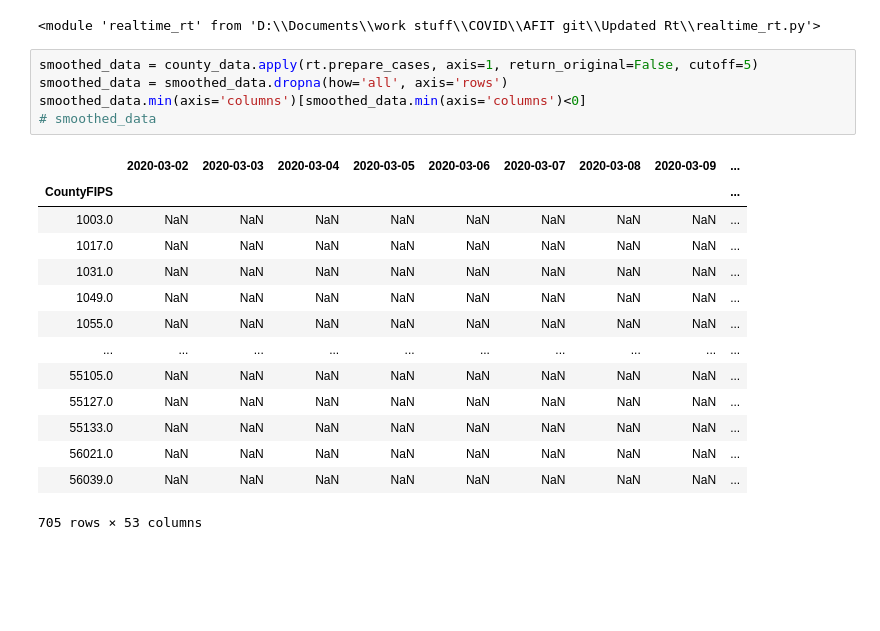
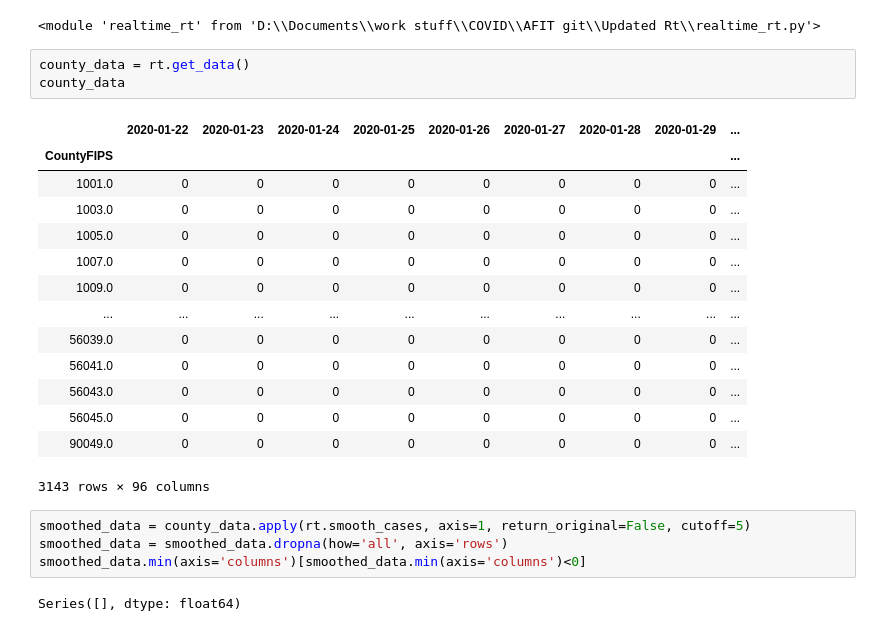
Before and after one commit to SlicedBadge/covid-19, a Jupyter notebook: Scratch Work.ipynb, the cells around one changed output. Saved outputs shown, nothing was run; the diff lists cells and outputs as text; blank space fills up the shorter version.

Commit message:
Added better documentation to get_posteriors, moved data extraction to py file

```diff
--- a/Scratch Work.ipynb
+++ b/Scratch Work.ipynb
@@ -67,23 +27,27 @@ import realtime_rt as rt
 reload(rt)
 # %% [output]
 <module 'realtime_rt' from 'D:\\Documents\\work stuff\\COVID\\AFIT git\\Updated Rt\\realtime_rt.py'>
+# %%
+county_data = rt.get_data()
+county_data
+# %% [output]
+|  | 2020-01-22 | 2020-01-23 | 2020-01-24 | 2020-01-25 | 2020-01-26 | 2020-01-27 | 2020-01-28 | 2020-01-29 | ... |
+| CountyFIPS |  |  |  |  |  |  |  |  | ... |
+| 1001.0 | 0 | 0 | 0 | 0 | 0 | 0 | 0 | 0 | ... |
+| 1003.0 | 0 | 0 | 0 | 0 | 0 | 0 | 0 | 0 | ... |
+| 1005.0 | 0 | 0 | 0 | 0 | 0 | 0 | 0 | 0 | ... |
+| 1007.0 | 0 | 0 | 0 | 0 | 0 | 0 | 0 | 0 | ... |
+| 1009.0 | 0 | 0 | 0 | 0 | 0 | 0 | 0 | 0 | ... |
+| ... | ... | ... | ... | ... | ... | ... | ... | ... | ... |
+| 56039.0 | 0 | 0 | 0 | 0 | 0 | 0 | 0 | 0 | ... |
+| 56041.0 | 0 | 0 | 0 | 0 | 0 | 0 | 0 | 0 | ... |
+| 56043.0 | 0 | 0 | 0 | 0 | 0 | 0 | 0 | 0 | ... |
+| 56045.0 | 0 | 0 | 0 | 0 | 0 | 0 | 0 | 0 | ... |
+| 90049.0 | 0 | 0 | 0 | 0 | 0 | 0 | 0 | 0 | ... |
+3143 rows × 96 columns
 # %%
-smoothed_data = county_data.apply(rt.prepare_cases, axis=1, return_original=False, cutoff=5)
+smoothed_data = county_data.apply(rt.smooth_cases, axis=1, return_original=False, cutoff=5)
 smoothed_data = smoothed_data.dropna(how='all', axis='rows')
 smoothed_data.min(axis='columns')[smoothed_data.min(axis='columns')<0]
-# smoothed_data
 # %% [output]
-|  | 2020-03-02 | 2020-03-03 | 2020-03-04 | 2020-03-05 | 2020-03-06 | 2020-03-07 | 2020-03-08 | 2020-03-09 | ... |
-| CountyFIPS |  |  |  |  |  |  |  |  | ... |
-| 1003.0 | NaN | NaN | NaN | NaN | NaN | NaN | NaN | NaN | ... |
-| 1017.0 | NaN | NaN | NaN | NaN | NaN | NaN | NaN | NaN | ... |
-| 1031.0 | NaN | NaN | NaN | NaN | NaN | NaN | NaN | NaN | ... |
-| 1049.0 | NaN | NaN | NaN | NaN | NaN | NaN | NaN | NaN | ... |
-| 1055.0 | NaN | NaN | NaN | NaN | NaN | NaN | NaN | NaN | ... |
-| ... | ... | ... | ... | ... | ... | ... | ... | ... | ... |
-| 55105.0 | NaN | NaN | NaN | NaN | NaN | NaN | NaN | NaN | ... |
-| 55127.0 | NaN | NaN | NaN | NaN | NaN | NaN | NaN | NaN | ... |
-| 55133.0 | NaN | NaN | NaN | NaN | NaN | NaN | NaN | NaN | ... |
-| 56021.0 | NaN | NaN | NaN | NaN | NaN | NaN | NaN | NaN | ... |
-| 56039.0 | NaN | NaN | NaN | NaN | NaN | NaN | NaN | NaN | ... |
-705 rows × 53 columns
+Series([], dtype: float64)
```
Also changed, not shown: parts of 12 cells of this notebook, 1 other file.
